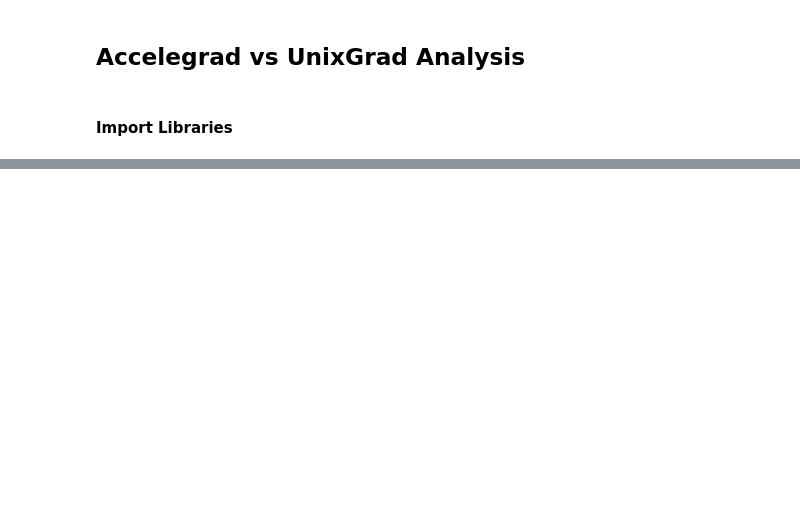
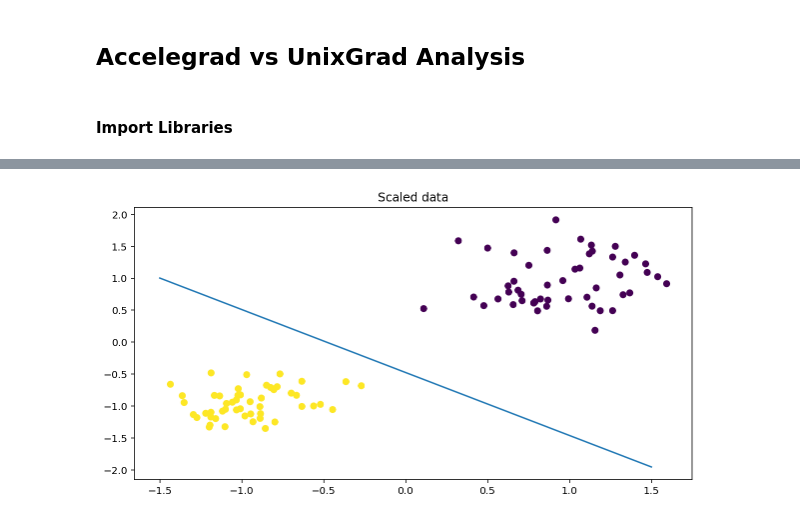
Before and after one commit to FrancescoMandru/Optimization, a Jupyter notebook: jupyter/testfunctions.ipynb, the cells around one changed output, grey strips where cells are left out. Saved outputs shown, nothing was run; the diff lists cells and outputs as text; code cells hidden in the pictures; blank space fills up the shorter version.

```diff
--- a/jupyter/testfunctions.ipynb
+++ b/jupyter/testfunctions.ipynb
@@ -248,0 +299,9 @@ Accuracy:  0.09649122807017543
+# %%
+x_ax = np.arange(-1.5,1.6,0.1)
+f = -(b[0]/b[2]) - (b[1]/b[2])*x_ax
+plt.scatter(data[:,1],data[:,2], c=labels)
+plt.plot(x_ax, f)
+plt.title("Scaled data")
+plt.show()
+# %% [output]
+[figure, added]
```
Also changed, not shown: parts of 5 cells of this notebook.
